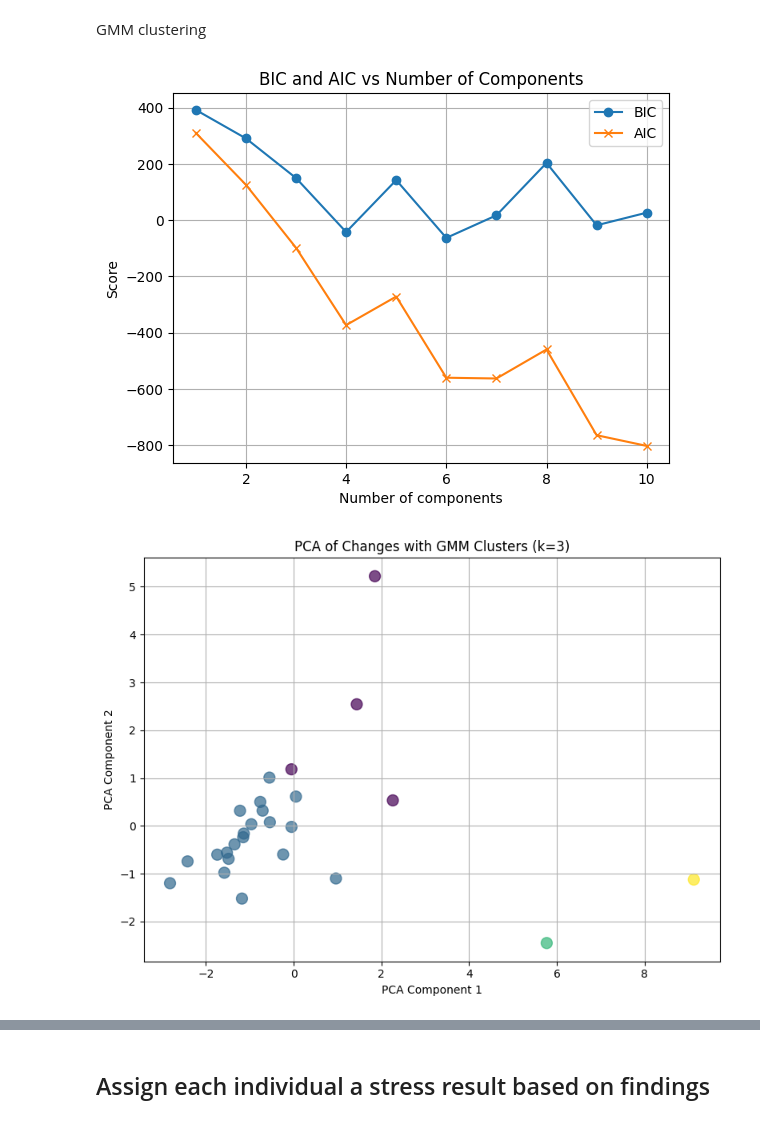
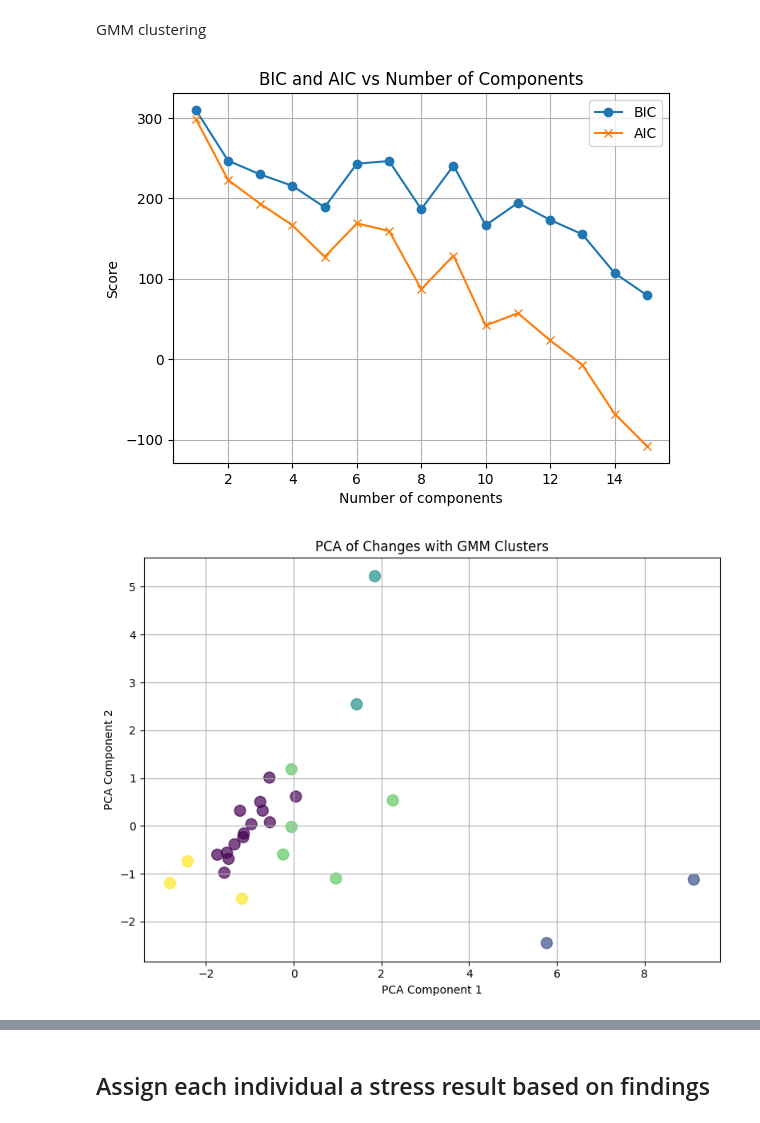
Before and after one commit to raquelmdtum/CDA-case2, a Jupyter notebook: case2_bia.ipynb, the cells around one changed output, grey strips where cells are left out. Drawn from its saved outputs; the diff is of its cells as text; code cells hidden in the pictures.

```diff
--- a/case2_bia.ipynb
+++ b/case2_bia.ipynb
@@ -356,4 +372,3 @@ task_data_scaled = pd.DataFrame(task_data_scaled, columns=task_data.columns)
 # %%
-# PCA to reduce dimensionality
-pca = PCA(n_components=2)
-X_pca = pca.fit_transform(task_data_scaled)
+pca = PCA(n_components = 3)
+task_data_scaled_reduced = pca.fit_transform(task_data_scaled)
@@ -362,19 +467,17 @@ try gap statistics instead
 # %%
 # Elbow method: Calculate inertia for k from 1 to 10
-inertias = []
-K_range = range(1, 11)
-
-for k in K_range:
-    kmeans = KMeans(n_clusters=k, random_state=42)
-    kmeans.fit(task_data_scaled)
-    inertias.append(kmeans.inertia_)
+WCSS = []
+for i in range(1,27):
+  kmeans_pca = KMeans(n_clusters = i, init = "k-means++", random_state = 42, n_init='auto')
+  kmeans_pca.fit(task_data_scaled_reduced)
+  WCSS.append(kmeans_pca.inertia_)
 
 # Plot elbow curve
 plt.figure(figsize=(8, 5))
-plt.plot(K_range, inertias, marker='o')
-plt.title("Elbow Curve for Clustering Physiological % Changes")
+plt.plot(range(1,27), WCSS, marker='o')
+plt.title("Elbow Curve for Clustering Physiological Changes")
 plt.xlabel("Number of Clusters")
-plt.ylabel("Inertia")
+plt.ylabel("WCSS")
 plt.grid(True)
 plt.tight_layout()
 plt.show()
@@ -457,7 +560,7 @@ plt.show()
 # %% [markdown]
 GMM clustering
 # %%
-k = 10
+k = 15
 BIC = np.zeros((k))
 AIC = np.zeros((k))
 # Investigate AIC + BIC
@@ -466,50 +569,46 @@ for k in range(1,k+1):
     #Notice the different extra parameters in the provided Gaussian Mixture function - they might be necessary.
 
     gaussMix = GaussianMixture(n_components = k, covariance_type  = "full", max_iter = 1000, reg_covar = 0.01)
-    BIC[k-1] = gaussMix.fit(task_data_scaled).bic(task_data_scaled)
-    AIC[k-1] = gaussMix.fit(task_data_scaled).aic(task_data_scaled)
+    BIC[k-1] = gaussMix.fit(task_data_scaled_reduced).bic(task_data_scaled_reduced)
+    AIC[k-1] = gaussMix.fit(task_data_scaled_reduced).aic(task_data_scaled_reduced)
 # %%
-
-import matplotlib.pyplot as plt
-
 bic_scores = []
 aic_scores = []
-k_values = range(1, 11)
 
-for k in k_values:
+for k in range(1,k+1):
     gmm = GaussianMixture(n_components=k, random_state=42)
-    gmm.fit(task_data_scaled)
-    bic_scores.append(gmm.bic(task_data_scaled))
-    aic_scores.append(gmm.aic(task_data_scaled))
+    gmm.fit(task_data_scaled_reduced)
+    bic_scores.append(gmm.bic(task_data_scaled_reduced))
+    aic_scores.append(gmm.aic(task_data_scaled_reduced))
 
 plt.plot(k_values, bic_scores, label='BIC', marker='o')
 plt.plot(k_values, aic_scores, label='AIC', marker='x')
 plt.xlabel('Number of components')
 plt.ylabel('Score')
 plt.title('BIC and AIC vs Number of Components')
 plt.legend()
 plt.grid(True)
 plt.show()
 # %% [output]
-[figure, old version]
+[figure, new version]
 # %%
 from sklearn.mixture import GaussianMixture
 
 # Fit GMM
-gmm = GaussianMixture(n_components=4)
-gmm_labels = gmm.fit_predict(task_data_scaled)
+gmm = GaussianMixture(n_components=5, covariance_type='full', random_state=42, max_iter = 1000, reg_covar = 0.01)
+gmm_labels = gmm.fit_predict(task_data_scaled_reduced)
 
 # Plot PCA with clusters
 plt.figure(figsize=(8, 6))
-plt.scatter(X_pca[:, 0], X_pca[:, 1], c=gmm_labels, cmap="viridis", s=100, alpha=0.7)
-plt.title("PCA of Changes with GMM Clusters (k=3)")
+plt.scatter(task_data_scaled_reduced[:, 0], task_data_scaled_reduced[:, 1], c=gmm_labels, cmap="viridis", s=100, alpha=0.7)
+plt.title("PCA of Changes with GMM Clusters")
 plt.xlabel("PCA Component 1")
 plt.ylabel("PCA Component 2")
 plt.grid(True)
 plt.tight_layout()
 plt.show()
 # %% [output]
-[figure, old version]
+[figure, new version]
 # %%
 # Visualize clusters (optional, based on PCA if necessary)
 plt.figure(figsize=(8, 8))
```
Also changed, not shown: parts of 20 cells of this notebook.
